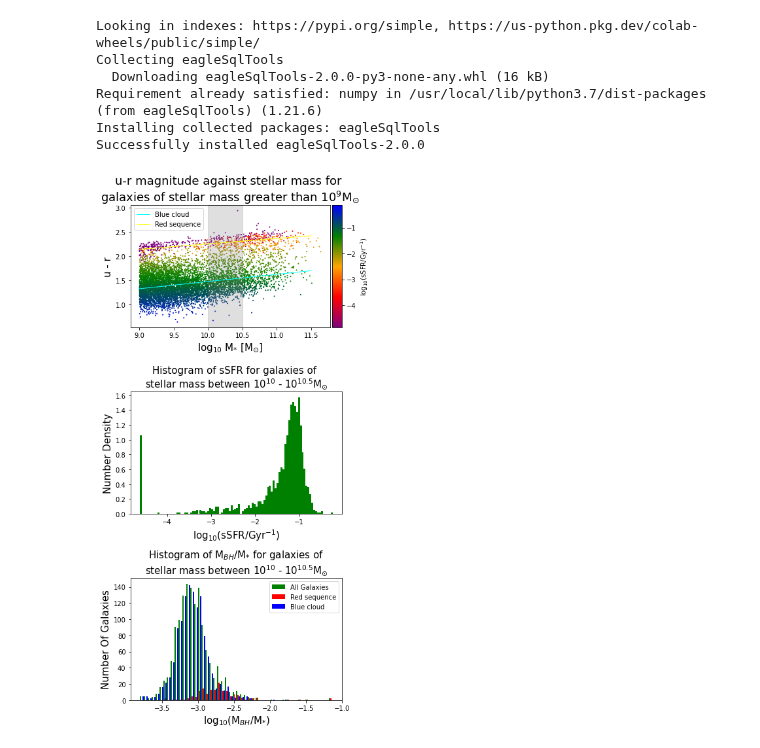
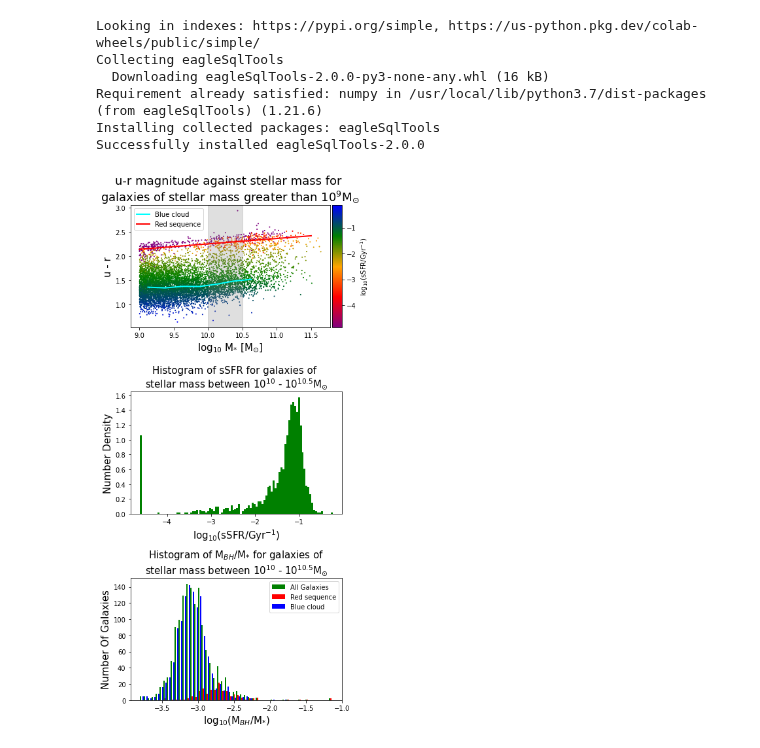
Before and after one commit to xvh422/L4-Project, a Jupyter notebook: First_Plot.ipynb, the cells around one changed output. Saved outputs shown, nothing was run; the diff lists cells and outputs as text; code cells hidden in the pictures.

```diff
--- a/First_Plot.ipynb
+++ b/First_Plot.ipynb
@@ -121,10 +121,37 @@ def redblue_split(d, ssfr, split):
   red_a = np.array(red)
   blue_a = np.array(blue)
   return red_a, blue_a
+# %%
+Bb1 = []
+Bb2 = []
+Bb3 = []
+Bb4 = []
+Bb5 = []
+Bb6 = []
+Bb7 = []
+
+for i in range(len(Data_blue['u_minus_r'])):
+  if 9.0 < Data_blue['mass'][i] < 9.25:
+    Bb1 = Bb1 + [Data_blue['u_minus_r'][i]]
+  elif 9.25 < Data_blue['mass'][i] < 9.5:
+    Bb2 = Bb2 + [Data_blue['u_minus_r'][i]]
+  elif 9.5 < Data_blue['mass'][i] < 9.75:
+    Bb3 = Bb3 + [Data_blue['u_minus_r'][i]]
+  elif 9.75 < Data_blue['mass'][i] < 10.0:
+    Bb4 = Bb4 + [Data_blue['u_minus_r'][i]]
+  elif 10.0 < Data_blue['mass'][i] < 10.25:
+    Bb5 = Bb5 + [Data_blue['u_minus_r'][i]]
+  elif 10.25 < Data_blue['mass'][i] < 10.5:
+    Bb6 = Bb6 + [Data_blue['u_minus_r'][i]]
+  elif 10.5 < Data_blue['mass'][i] < 10.75:
+    Bb7 = Bb7 + [Data_blue['u_minus_r'][i]]
+
+Medb = np.array([np.median(Bb1), np.median(Bb2), np.median(Bb3), np.median(Bb4), np.median(Bb5), np.median(Bb6), np.median(Bb7)])
+xb = np.array([9.125, 9.3750, 9.625, 9.875, 10.125, 10.375, 10.625])
 # %%
 #cmap = plt.cm.gist_stern_r
 #'''
-cvals  = [-2., -1, 0, 1, 2]
+cvals = [-2., -1, 0, 1, 2]
 colors = ["purple","red","orange","green","blue"]
 norm = plt.Normalize(min(cvals),max(cvals))
 tuples = list(zip(map(norm,cvals), colors))
@@ -149,35 +176,37 @@ im3 = ax3.hist(Lratios, bins = 50, density = False, rwidth = 1.0, color = ['g','
 ax1.axvspan(10, 10.5, color='grey', alpha=0.25)
 
 xs = np.arange(9., 11.51, 0.01)
 x3 = Data_blue['mass']
 y3 = Data_blue['u_minus_r']
 x4 = Data_red['mass']
 y4 = Data_red['u_minus_r']
 Params_3 = np.polyfit(x3, y3, 1)
 Params_4 = np.polyfit(x4, y4, 1)
 line_3 = Params_3[1] + Params_3[0] * xs
 line_4 = Params_4[1] + Params_4[0] * xs
-ax1.plot(xs, line_3, linewidth = 1, color = 'cyan', label = 'Blue cloud')
-ax1.plot(xs, line_4, linewidth = 1, color = 'yellow', label = 'Red sequence')
-ax1.legend()
-ax3.legend()
+
+ax1.plot(xb, Medb, linewidth = 2, color = 'cyan', label = 'Blue cloud')
+ax1.plot(xs, line_4, linewidth = 2, color = 'red', label = 'Red sequence')
+
 
 divider = make_axes_locatable(ax1)
 cax = divider.append_axes('right', size='5%', pad=0.05)
 fig.colorbar(im1, cax=cax, orientation='vertical', label = r'log$_{10}$(sSFR/Gyr$^{-1}$)')
 
 ax1.set_title('u-r magnitude against stellar mass for \n' + r'galaxies of stellar mass greater than 10$^{9}$M$_{\odot}$', fontsize=18)
 ax2.set_title('Histogram of sSFR for galaxies of \n' + r'stellar mass between 10$^{10}$ - 10$^{10.5}$M$_{\odot}$', fontsize=15)
 ax3.set_title('Histogram of M$_{BH}$/M$_{*}$ for galaxies of \n' + r'stellar mass between 10$^{10}$ - 10$^{10.5}$M$_{\odot}$', fontsize=15)
 ax1.set_xlabel(r'log$_{10}$ M$_{*}$ [M$_{\odot}$]', fontsize=15)
 ax1.set_ylabel(r'u - r', fontsize=15)
 ax2.set_xlabel(r'log$_{10}$(sSFR/Gyr$^{-1}$)', fontsize=15)
 ax2.set_ylabel(r'Number Density', fontsize=15)
 ax3.set_xlabel(r'log$_{10}$(M$_{BH}$/M$_{*}$)', fontsize=15)
 ax3.set_ylabel(r'Number Of Galaxies', fontsize=15)
+ax1.legend()
+ax3.legend()
 
 plt.tight_layout()
 plt.savefig('Plot_1.jpeg')
 plt.show()
 # %% [output]
-[figure, old version]
+[figure, new version]
```
